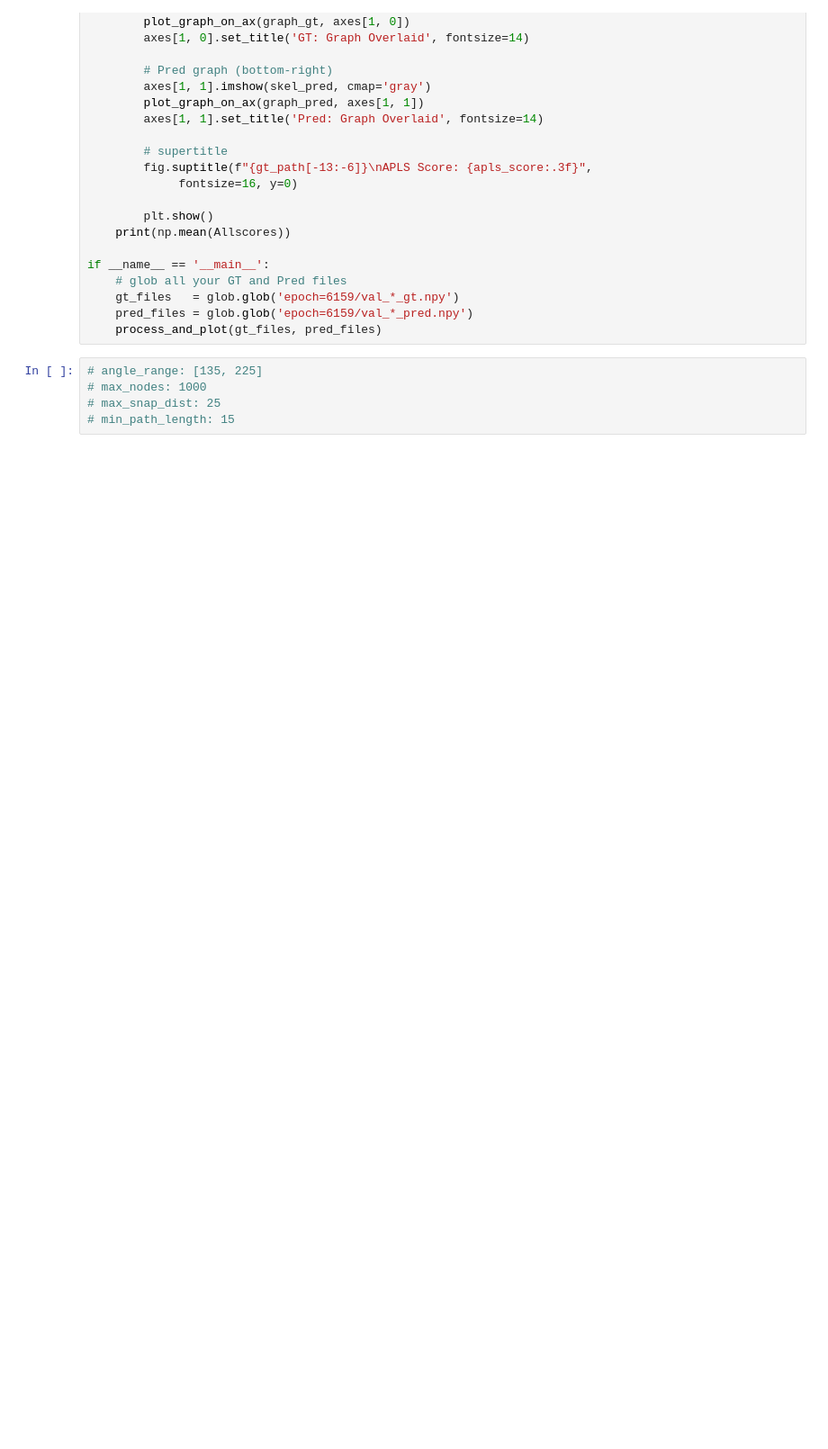
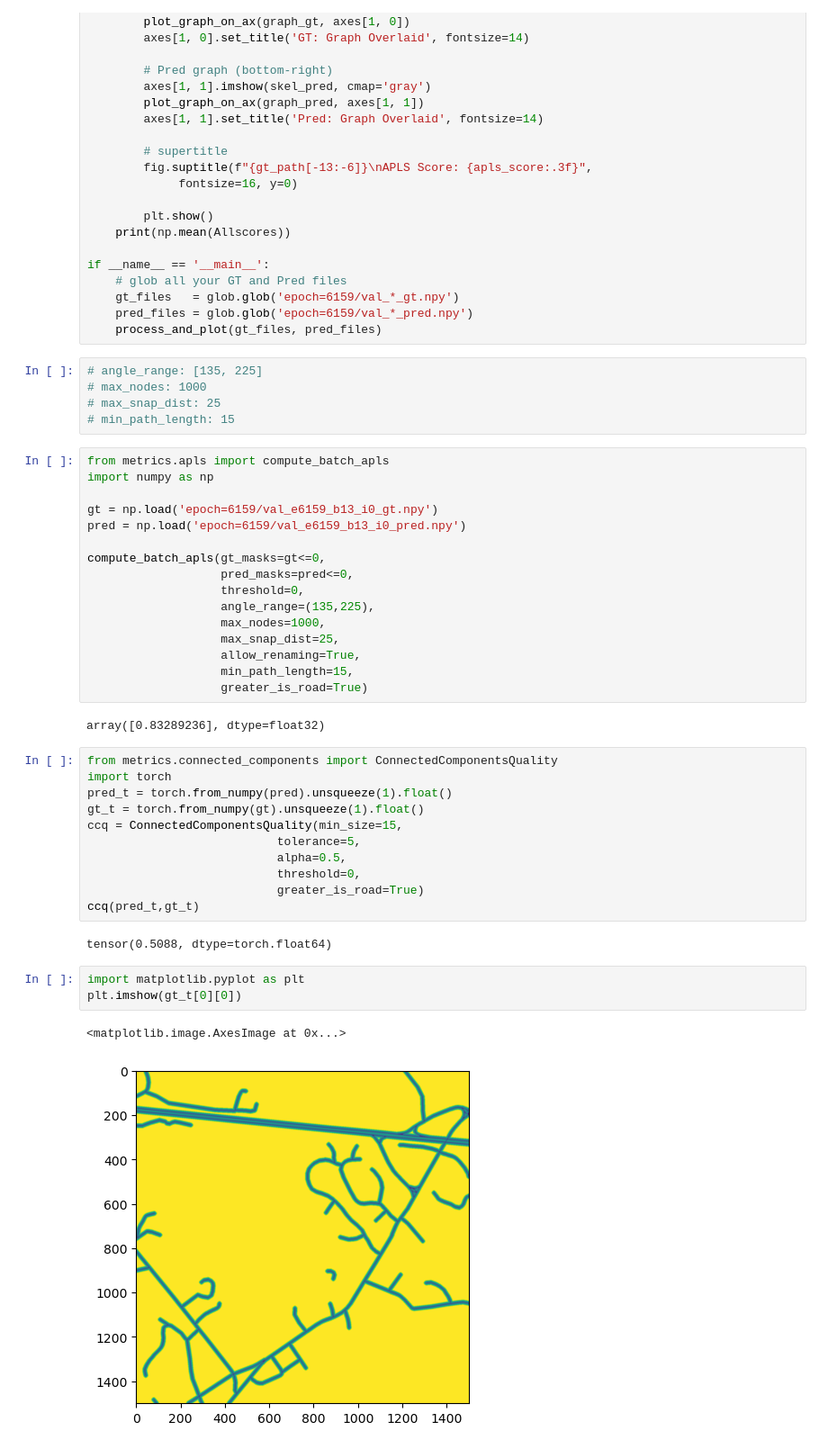
Before and after one commit to sepehrmaleki369/ribbs, a Jupyter notebook: Notebooks/metrics.ipynb, the cells around one changed output. Shown at 90% size. Saved outputs shown, nothing was run; the diff lists cells and outputs as text; blank space fills up the shorter version.

```diff
--- a/Notebooks/metrics.ipynb
+++ b/Notebooks/metrics.ipynb
@@ -133,3 +133,40 @@ if __name__ == '__main__':
 # max_nodes: 1000
 # max_snap_dist: 25
 # min_path_length: 15
+# %%
+from metrics.apls import compute_batch_apls
+import numpy as np
+
+gt = np.load('epoch=6159/val_e6159_b13_i0_gt.npy')
+pred = np.load('epoch=6159/val_e6159_b13_i0_pred.npy')
+
+compute_batch_apls(gt_masks=gt<=0,
+                   pred_masks=pred<=0,
+                   threshold=0,
+                   angle_range=(135,225),
+                   max_nodes=1000,
+                   max_snap_dist=25,
+                   allow_renaming=True,
+                   min_path_length=15,
+                   greater_is_road=True)
+# %% [output]
+array([0.83289236], dtype=float32)
+# %%
+from metrics.connected_components import ConnectedComponentsQuality
+import torch
+pred_t = torch.from_numpy(pred).unsqueeze(1).float()
+gt_t = torch.from_numpy(gt).unsqueeze(1).float()
+ccq = ConnectedComponentsQuality(min_size=15,
+                           tolerance=5,
+                           alpha=0.5,
+                           threshold=0,
+                           greater_is_road=True)
+ccq(pred_t,gt_t)
+# %% [output]
+tensor(0.5088, dtype=torch.float64)
+# %%
+import matplotlib.pyplot as plt
+plt.imshow(gt_t[0][0])
+# %% [output]
+<matplotlib.image.AxesImage at 0x...>
+[figure, added]
```
Also changed, not shown: 5 other files.
